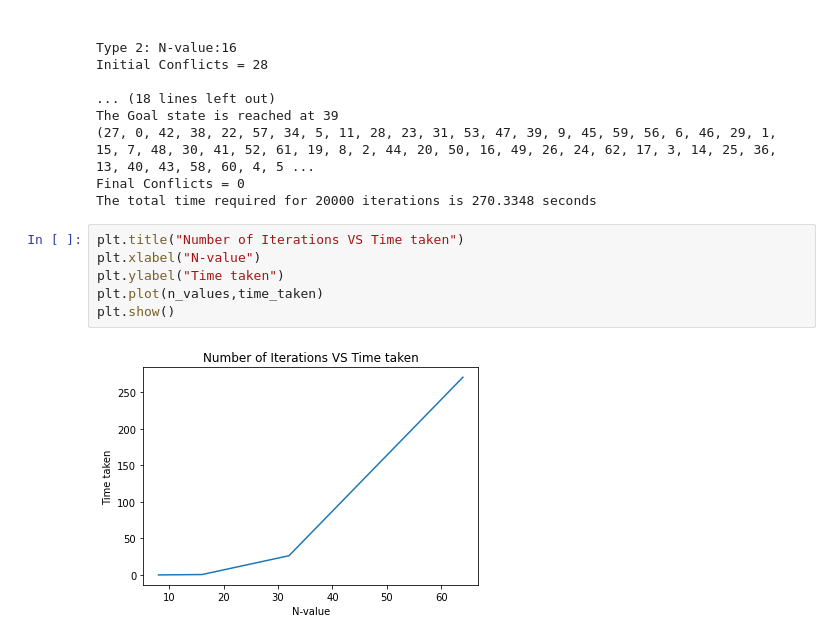
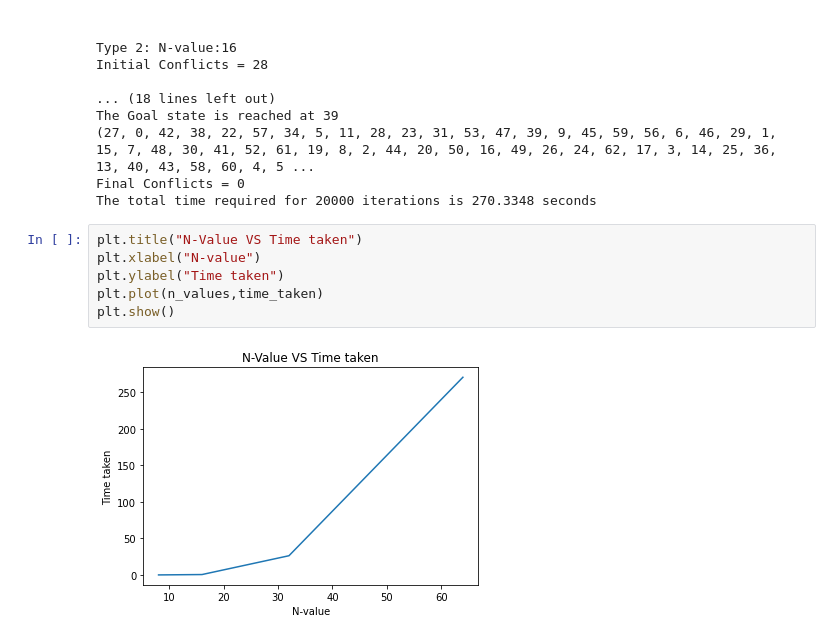
Before and after one commit to Marinto-Richee/eight-queens-hill-climbing, a Jupyter notebook: SEC_AI_hill_climbing.ipynb, the cells around one changed output. Cells and saved outputs as stored; diff of their text form.

```diff
--- a/SEC_AI_hill_climbing.ipynb
+++ b/SEC_AI_hill_climbing.ipynb
@@ -215,10 +215,10 @@ The Goal state is reached at 39
 Final Conflicts = 0
 The total time required for 20000 iterations is 270.3348 seconds
 # %%
-plt.title("Number of Iterations VS Time taken")
+plt.title("N-Value VS Time taken")
 plt.xlabel("N-value")
 plt.ylabel("Time taken")
 plt.plot(n_values,time_taken)
 plt.show()
 # %% [output]
-[figure, old version]
+[figure, new version]
```
